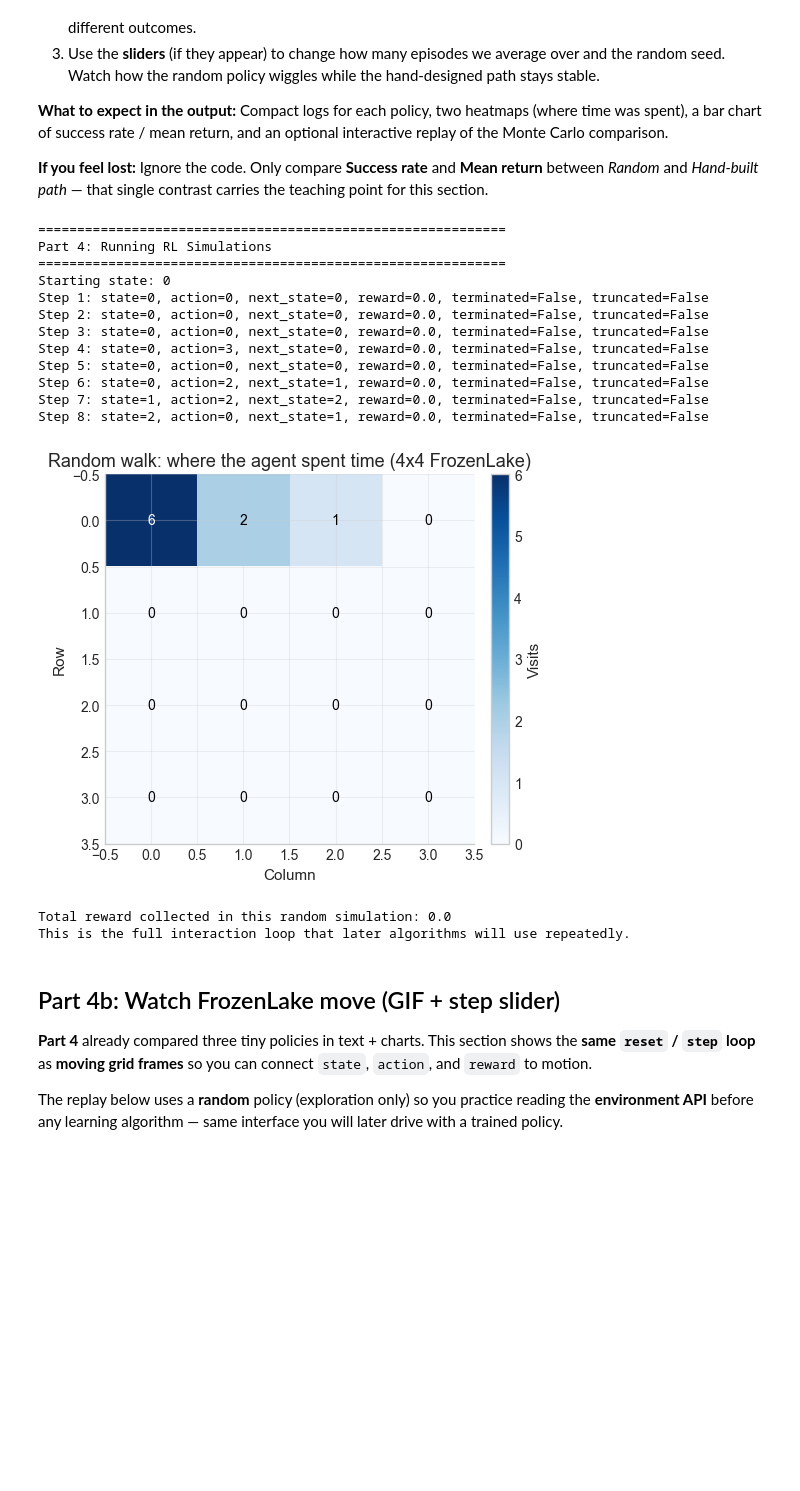
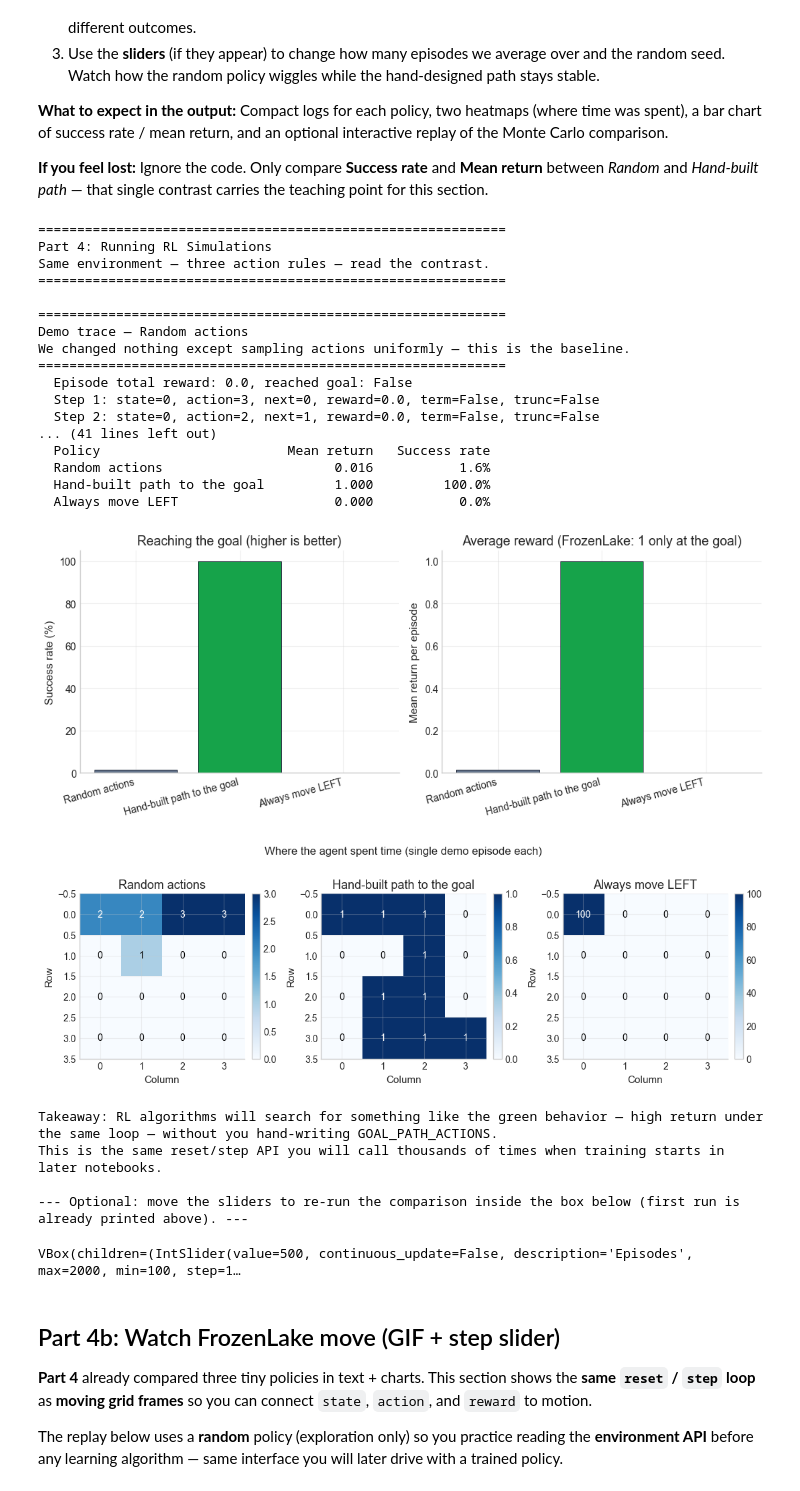
Before and after one commit to A-Alwabel/AI-Diploma-Program, a Jupyter notebook: Course 09/unit1-rl-fundamentals/examples/06_solving_rl_problems_states_actions_rewards.ipynb, the cells around one changed output. Drawn from its saved outputs; the diff is of its cells as text; code cells hidden in the pictures; blank space fills up the shorter version.

```diff
--- a/Course 09/unit1-rl-fundamentals/examples/06_solving_rl_problems_states_actions_rewards.ipynb
+++ b/Course 09/unit1-rl-fundamentals/examples/06_solving_rl_problems_states_actions_rewards.ipynb
@@ -571,51 +573,65 @@ def part4_comparison(n_episodes=500, master_seed=0, demo_seed=7):
     print("This is the same reset/step API you will call thousands of times when training starts in later notebooks.")
 
 
+# Always run once here so saved notebooks, nbconvert, and HTML export show the full
+# comparison (prints + figures). Widget output alone is not always persisted in the file.
+part4_comparison(n_episodes=500, master_seed=0, demo_seed=7)
+
 if _HAS_WIDGETS:
     from IPython.display import clear_output, display
 
     _part4_out = widgets.Output()
 
     def _redraw_part4(_change=None):
         with _part4_out:
             clear_output(wait=True)
             part4_comparison(
                 n_episodes=int(_n_epi.value),
                 master_seed=int(_mc_seed.value),
                 demo_seed=7,
             )
 
     _n_epi = widgets.IntSlider(
         value=500, min=100, max=2000, step=100, description="Episodes", continuous_update=False
     )
     _mc_seed = widgets.IntSlider(
         value=0, min=0, max=99, step=1, description="MC seed", continuous_update=False
     )
     _n_epi.observe(_redraw_part4, names="value")
     _mc_seed.observe(_redraw_part4, names="value")
 
-    print("\n--- Interactive: move the sliders, then click away or press Enter; output refreshes in the box ---\n")
+    print(
+        "\n--- Optional: move the sliders to re-run the comparison inside the box below "
+        "(first run is already printed above). ---\n"
+    )
     display(widgets.VBox([_n_epi, _mc_seed, _part4_out]))
-    _redraw_part4()
 else:
-    part4_comparison(n_episodes=500, master_seed=0, demo_seed=7)
     print("\n(Optional) Install ipywidgets and rerun the setup cell to get sliders for this comparison.")
 # %% [output]
 ============================================================
 Part 4: Running RL Simulations
+Same environment — three action rules — read the contrast.
 ============================================================
-Starting state: 0
-Step 1: state=0, action=0, next_state=0, reward=0.0, terminated=False, truncated=False
-Step 2: state=0, action=0, next_state=0, reward=0.0, terminated=False, truncated=False
-Step 3: state=0, action=0, next_state=0, reward=0.0, terminated=False, truncated=False
-Step 4: state=0, action=3, next_state=0, reward=0.0, terminated=False, truncated=False
-Step 5: state=0, action=0, next_state=0, reward=0.0, terminated=False, truncated=False
-Step 6: state=0, action=2, next_state=1, reward=0.0, terminated=False, truncated=False
-Step 7: state=1, action=2, next_state=2, reward=0.0, terminated=False, truncated=False
-Step 8: state=2, action=0, next_state=1, reward=0.0, terminated=False, truncated=False
+
+============================================================
+Demo trace — Random actions
+We changed nothing except sampling actions uniformly — this is the baseline.
+============================================================
+  Episode total reward: 0.0, reached goal: False
+  Step 1: state=0, action=3, next=0, reward=0.0, term=False, trunc=False
+  Step 2: state=0, action=2, next=1, reward=0.0, term=False, trunc=False
+... (41 lines left out)
+  Policy                        Mean return   Success rate
+  Random actions                      0.016           1.6%
+  Hand-built path to the goal         1.000         100.0%
+  Always move LEFT                    0.000           0.0%
-[figure, old version]
+[figure, new version]
+[figure, added]
-Total reward collected in this random simulation: 0.0
-This is the full interaction loop that later algorithms will use repeatedly.
+Takeaway: RL algorithms will search for something like the green behavior — high return under the same loop — without you hand-writing GOAL_PATH_ACTIONS.
+This is the same reset/step API you will call thousands of times when training starts in later notebooks.
+
+--- Optional: move the sliders to re-run the comparison inside the box below (first run is already printed above). ---
+VBox(children=(IntSlider(value=500, continuous_update=False, description='Episodes', max=2000, min=100, step=1…
 # %% [markdown]
 ## Part 4b: Watch FrozenLake move (GIF + step slider)
 
```
Also changed, not shown: parts of 3 cells of this notebook, 1 other file.
